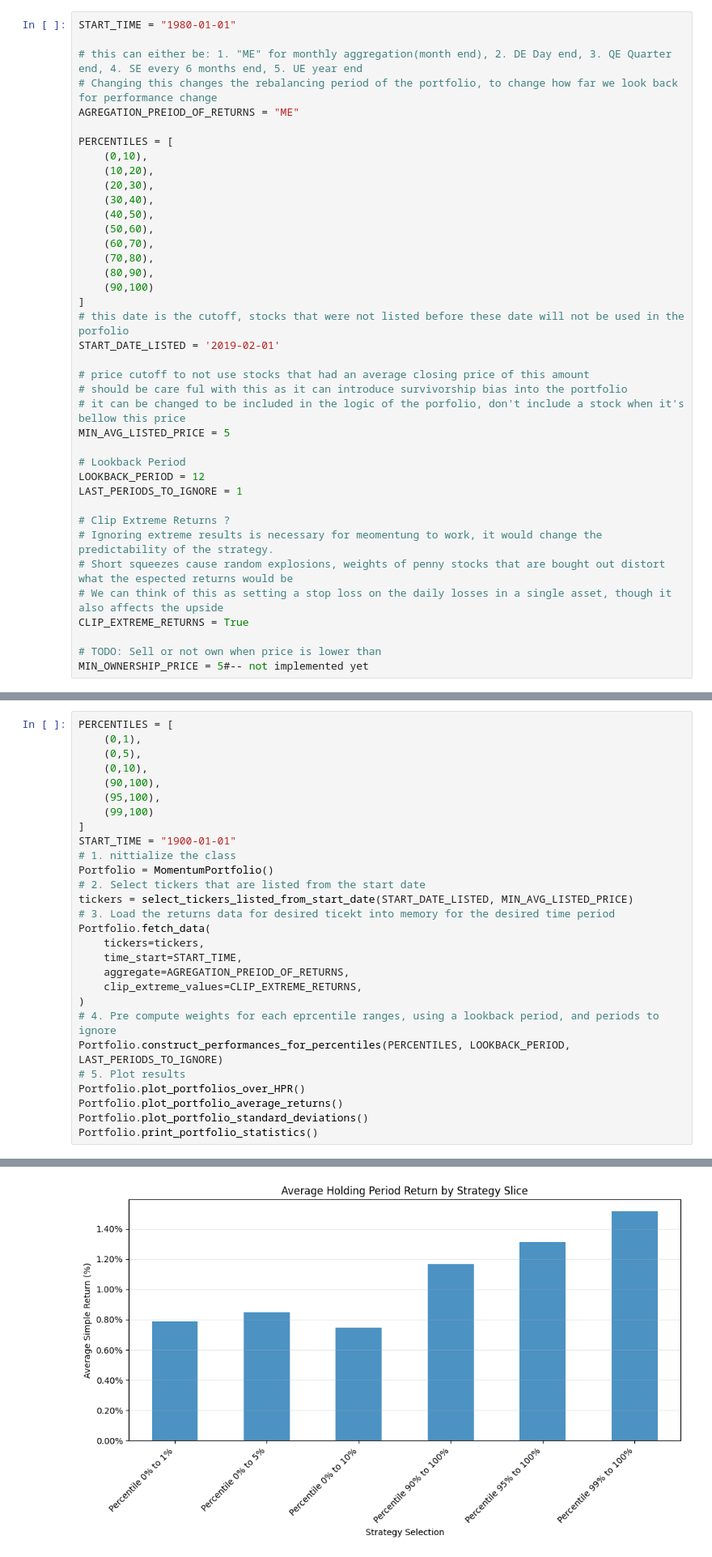
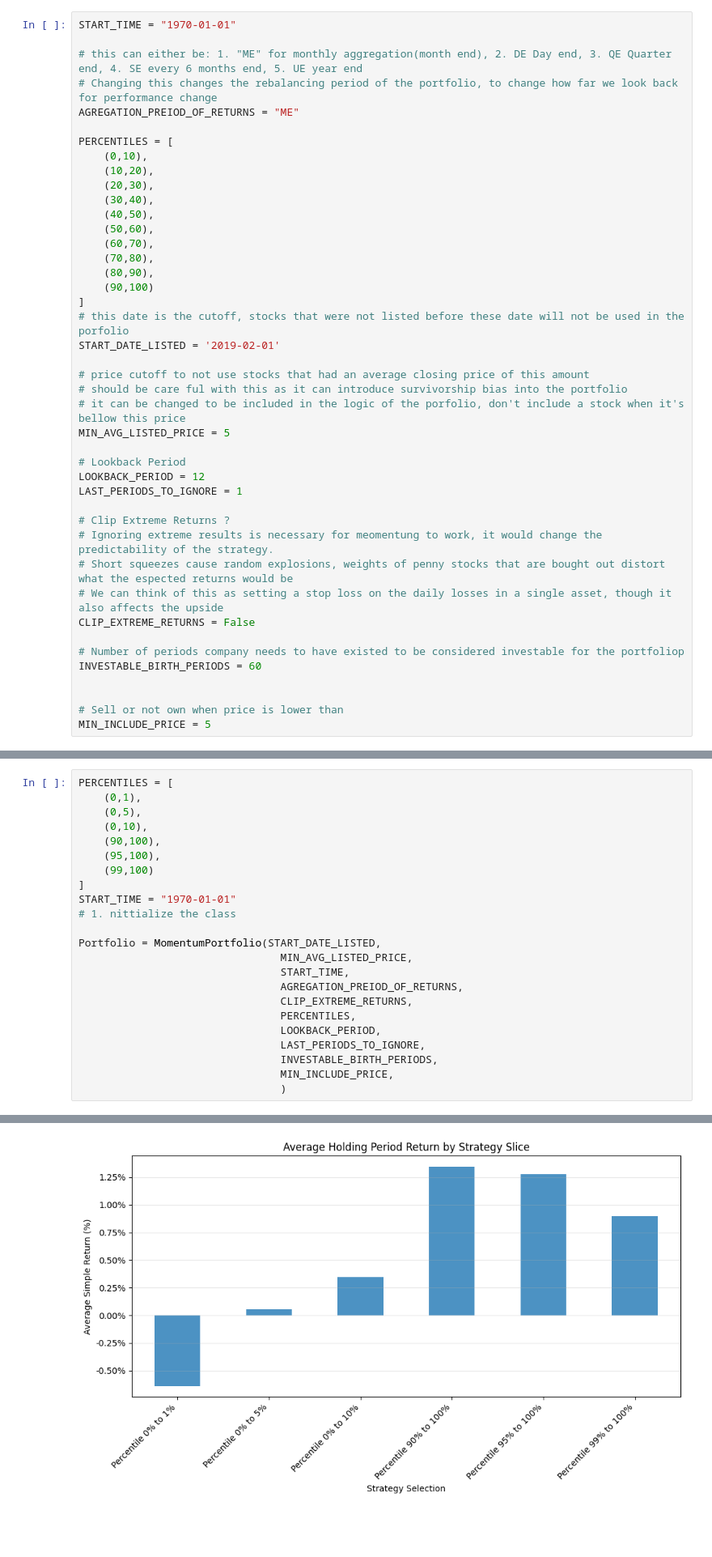
Before and after one commit to julenmm/Momentum, a Jupyter notebook: Analysis/1_momentum_portfolios.ipynb, the cells around one changed output, grey strips where cells are left out. Shown at 81% size. Saved outputs shown, nothing was run; the diff lists cells and outputs as text; blank space fills up the shorter version.

Commit message:
CRSP data source and improve logic

```diff
--- a/Analysis/1_momentum_portfolios.ipynb
+++ b/Analysis/1_momentum_portfolios.ipynb
@@ -658,7 +971,7 @@ def download_ticker_to_duckdb(ticker):
 
 # Metrics that can be modifed:
 # %%
-START_TIME = "1980-01-01"
+START_TIME = "1970-01-01"
 
 # this can either be: 1. "ME" for monthly aggregation(month end), 2. DE Day end, 3. QE Quarter end, 4. SE every 6 months end, 5. UE year end
 # Changing this changes the rebalancing period of the portfolio, to change how far we look back for performance change
@@ -692,9 +1005,13 @@ LAST_PERIODS_TO_IGNORE = 1
 # Ignoring extreme results is necessary for meomentung to work, it would change the predictability of the strategy.
 # Short squeezes cause random explosions, weights of penny stocks that are bought out distort what the espected returns would be
 # We can think of this as setting a stop loss on the daily losses in a single asset, though it also affects the upside
-CLIP_EXTREME_RETURNS = True
+CLIP_EXTREME_RETURNS = False
 
-# TODO: Sell or not own when price is lower than
-MIN_OWNERSHIP_PRICE = 5#-- not implemented yet
+# Number of periods company needs to have existed to be considered investable for the portfoliop
+INVESTABLE_BIRTH_PERIODS = 60
+
+
+# Sell or not own when price is lower than
+MIN_INCLUDE_PRICE = 5
 # %% [markdown]
 # Momentum Portfolio Class Usage
@@ -831,23 +1132,18 @@ PERCENTILES = [
     (95,100),
     (99,100)
 ]
-START_TIME = "1900-01-01"
+START_TIME = "1970-01-01"
 # 1. nittialize the class
-Portfolio = MomentumPortfolio()
-# 2. Select tickers that are listed from the start date
-tickers = select_tickers_listed_from_start_date(START_DATE_LISTED, MIN_AVG_LISTED_PRICE)
-# 3. Load the returns data for desired ticekt into memory for the desired time period
-Portfolio.fetch_data(
-    tickers=tickers,
-    time_start=START_TIME,
-    aggregate=AGREGATION_PREIOD_OF_RETURNS,
-    clip_extreme_values=CLIP_EXTREME_RETURNS,
-)
-# 4. Pre compute weights for each eprcentile ranges, using a lookback period, and periods to ignore
-Portfolio.construct_performances_for_percentiles(PERCENTILES, LOOKBACK_PERIOD, LAST_PERIODS_TO_IGNORE)
-# 5. Plot results
-Portfolio.plot_portfolios_over_HPR()
-Portfolio.plot_portfolio_average_returns()
-Portfolio.plot_portfolio_standard_deviations()
-Portfolio.print_portfolio_statistics()
+
+Portfolio = MomentumPortfolio(START_DATE_LISTED,
+                                MIN_AVG_LISTED_PRICE,
+                                START_TIME,
+                                AGREGATION_PREIOD_OF_RETURNS,
+                                CLIP_EXTREME_RETURNS,
+                                PERCENTILES,
+                                LOOKBACK_PERIOD,
+                                LAST_PERIODS_TO_IGNORE,
+                                INVESTABLE_BIRTH_PERIODS,
+                                MIN_INCLUDE_PRICE,
+                                )
 # %% [output]
@@ -855 +1151 @@ Portfolio.print_portfolio_statistics()
-[figure, old version]
+[figure, new version]
```
Also changed, not shown: parts of 16 cells of this notebook, 2 other files.
